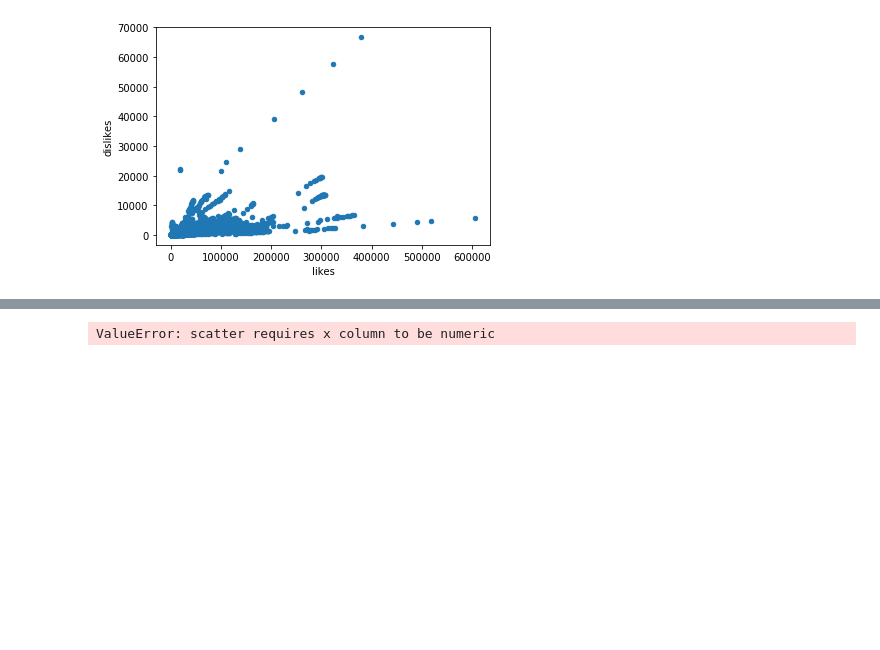
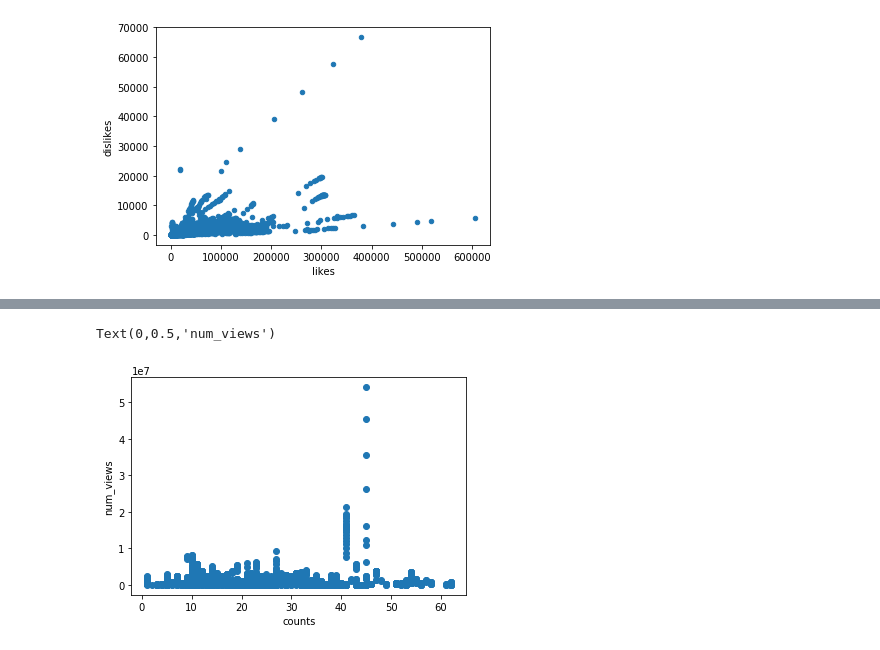
Before and after one commit to dtn058/FinalProject_group46, a Jupyter notebook: COGS108 Final project.ipynb, the cells around one changed output, grey strips where cells are left out. Saved outputs shown, nothing was run; the diff lists cells and outputs as text; code cells hidden in the pictures; blank space fills up the shorter version.

```diff
--- a/COGS108 Final project.ipynb
+++ b/COGS108 Final project.ipynb
@@ -57,28 +54,25 @@ youtube.plot.scatter(x='likes',y='dislikes')
 # %%
 tags = youtube['tags']
 tags_new = list(tags)
+
 new_tags = []
 count_tags = []
 
+# Split words in tags into a list of tags
 for s in tags_new:
     s = s.split('|')
     new_tags.append(s)
 
+# Make list of how many tags are in each video
 for i in new_tags:
     count_tags.append(len(i))
 
+# Prepate count_tags to be added into dataframe
 count_tag = np.array(count_tags, dtype=np.int64)
-print(type(count_tag[0]))
-count_tag= pd.Series(count_tag)
-count_tag.astype('int64')
+count_tag = pd.Series(count_tag)
 
+# Add count_tag to dataframe
+youtube['count_tags'] = count_tag.values
 
-youtube['count_tags']=count_tag
-
-test = youtube['likes']
-print(test.iloc[1])
-print(count_tag.iloc[1])
-
-
-youtube.head()
+youtube.head(1000)
 # %% [output]
@@ -94,6 +97,10 @@ youtube.head()
-# %%
-d = {"tags": youtube['count_tags'],"views" : youtube['views']}
-vl = pd.DataFrame(data=d)
-youtube.plot.scatter(x='tags',y='views')
-# %% [output]
-ValueError: scatter requires x column to be numeric
+# %%
+counts = list(youtube['count_tags'])
+num_views = list(youtube['views'])
+
+plt.scatter(counts,num_views)
+plt.xlabel("counts")
+plt.ylabel("num_views")
+# %% [output]
+Text(0,0.5,'num_views')
+[figure, added]
```
Also changed, not shown: parts of 9 cells of this notebook, 3 other files.
